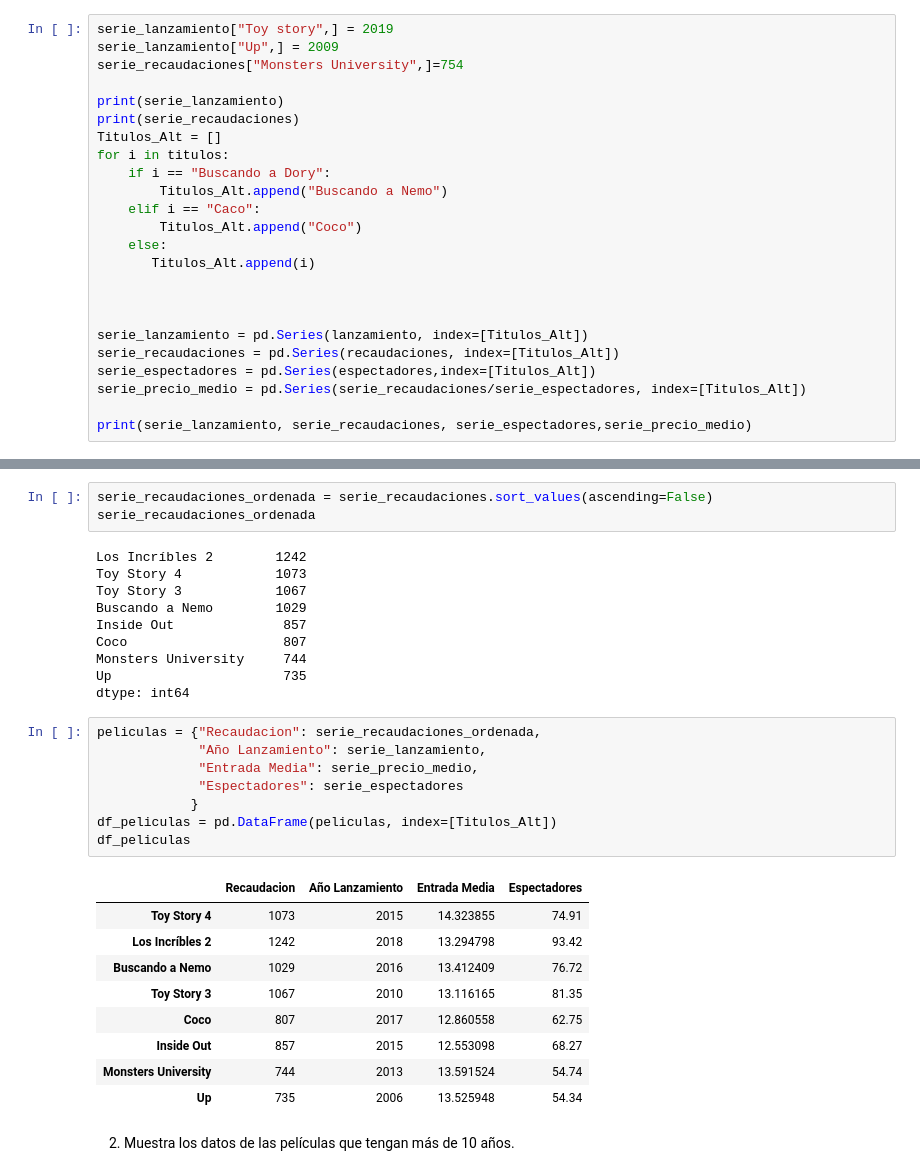
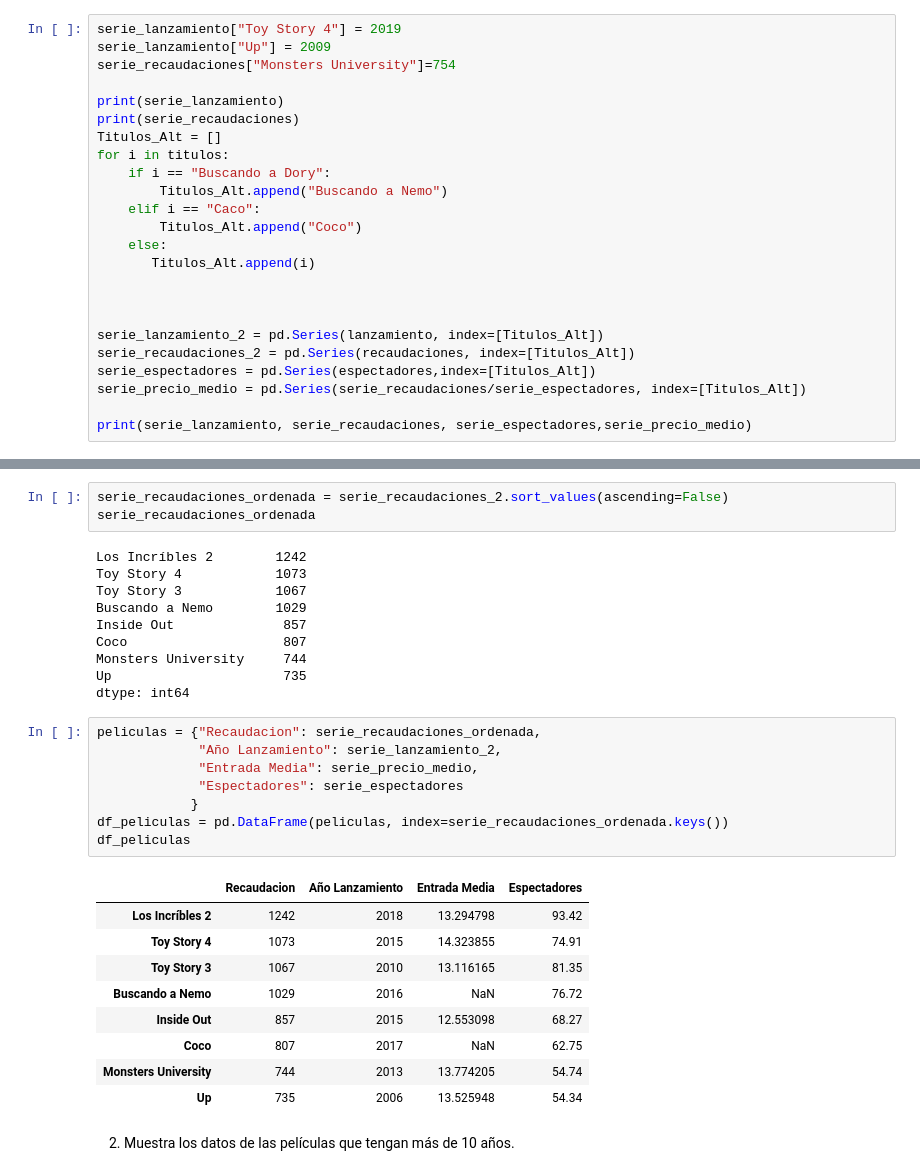
Before and after one commit to JesusGs91/ONLINE_DS_THEBRIDGE_JesusGonzalezSuarez, a Jupyter notebook: Sprint_04/Unidad_01/Practica_Obligatoria/18_Practica_Obligatoria_Pandas_I.ipynb, the cells around one changed output, grey strips where cells are left out. Drawn from its saved outputs; the diff is of its cells as text.

```diff
--- a/Sprint_04/Unidad_01/Practica_Obligatoria/18_Practica_Obligatoria_Pandas_I.ipynb
+++ b/Sprint_04/Unidad_01/Practica_Obligatoria/18_Practica_Obligatoria_Pandas_I.ipynb
@@ -123,9 +123,9 @@ Gonzalo fue a ver la pelicula Up con 12
 * La recaudación de Monsters University fue de 754 millones.
 * Hay 2 nombres que han sufrido el efecto del conocido "error Jaime", corrígelo en todas las series (recuerda que los indices son inmutables, tendrás que hacer algo de código)
 # %%
-serie_lanzamiento["Toy story",] = 2019
-serie_lanzamiento["Up",] = 2009
-serie_recaudaciones["Monsters University",]=754
+serie_lanzamiento["Toy Story 4"] = 2019
+serie_lanzamiento["Up"] = 2009
+serie_recaudaciones["Monsters University"]=754
 
 print(serie_lanzamiento)
 print(serie_recaudaciones)
@@ -140,8 +140,8 @@ for i in titulos:
 
 
 
-serie_lanzamiento = pd.Series(lanzamiento, index=[Titulos_Alt])
-serie_recaudaciones = pd.Series(recaudaciones, index=[Titulos_Alt])
+serie_lanzamiento_2 = pd.Series(lanzamiento, index=[Titulos_Alt])
+serie_recaudaciones_2 = pd.Series(recaudaciones, index=[Titulos_Alt])
 serie_espectadores = pd.Series(espectadores,index=[Titulos_Alt])
 serie_precio_medio = pd.Series(serie_recaudaciones/serie_espectadores, index=[Titulos_Alt])
 
@@ -169,7 +169,7 @@ dtype: float64
 # %% [markdown]
 1. Crea un `DataFrame` con las series anteriores, ya corregidas, como columnas (usando la serie ordenada de recaudaciones) y que cómo indice de filas tenga las películas.
 # %%
-serie_recaudaciones_ordenada = serie_recaudaciones.sort_values(ascending=False)
+serie_recaudaciones_ordenada = serie_recaudaciones_2.sort_values(ascending=False)
 serie_recaudaciones_ordenada
 # %% [output]
 Los Incríbles 2        1242
@@ -183,21 +183,21 @@ Up                      735
 dtype: int64
 # %%
 peliculas = {"Recaudacion": serie_recaudaciones_ordenada,
-             "Año Lanzamiento": serie_lanzamiento,
+             "Año Lanzamiento": serie_lanzamiento_2,
              "Entrada Media": serie_precio_medio,
              "Espectadores": serie_espectadores
             }
-df_peliculas = pd.DataFrame(peliculas, index=[Titulos_Alt])
+df_peliculas = pd.DataFrame(peliculas, index=serie_recaudaciones_ordenada.keys())
 df_peliculas
 # %% [output]
 |  | Recaudacion | Año Lanzamiento | Entrada Media | Espectadores |
+| Los Incríbles 2 | 1242 | 2018 | 13.294798 | 93.42 |
 | Toy Story 4 | 1073 | 2015 | 14.323855 | 74.91 |
-| Los Incríbles 2 | 1242 | 2018 | 13.294798 | 93.42 |
-| Buscando a Nemo | 1029 | 2016 | 13.412409 | 76.72 |
 | Toy Story 3 | 1067 | 2010 | 13.116165 | 81.35 |
-| Coco | 807 | 2017 | 12.860558 | 62.75 |
+| Buscando a Nemo | 1029 | 2016 | NaN | 76.72 |
 | Inside Out | 857 | 2015 | 12.553098 | 68.27 |
-| Monsters University | 744 | 2013 | 13.591524 | 54.74 |
+| Coco | 807 | 2017 | NaN | 62.75 |
+| Monsters University | 744 | 2013 | 13.774205 | 54.74 |
 | Up | 735 | 2006 | 13.525948 | 54.34 |
 # %% [markdown]
 2. Muestra los datos de las películas que tengan más de 10 años.
```
Also changed, not shown: parts of 7 cells of this notebook, 3 other files.
